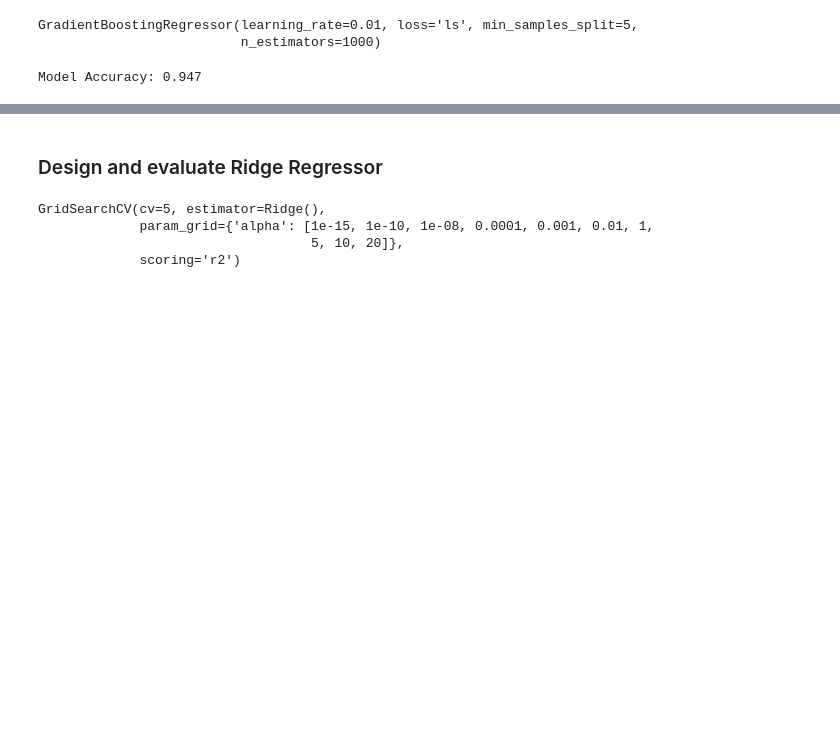
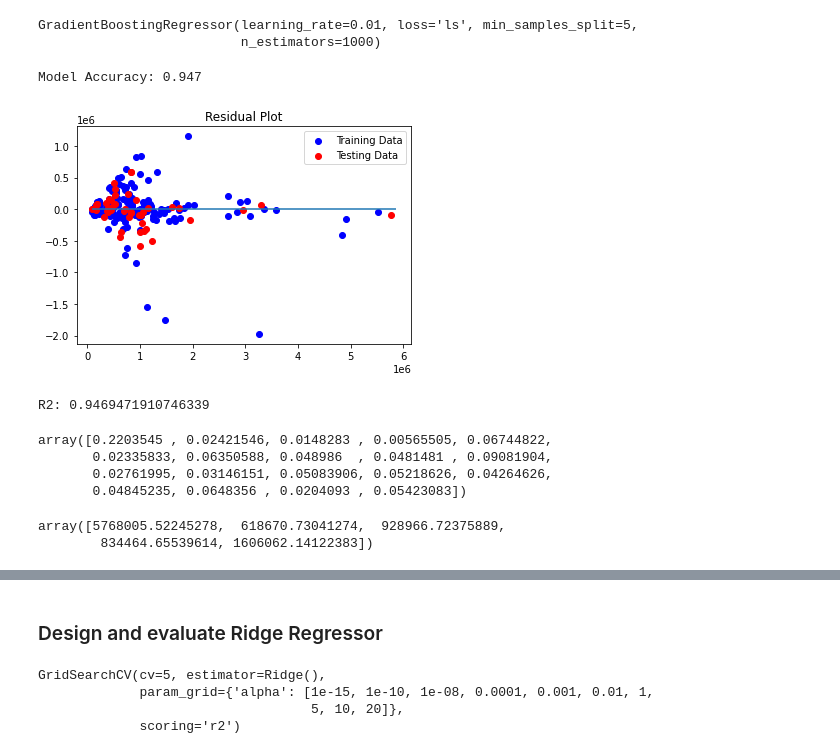
Before and after one commit to ussyed11/Covid-19-Impact-on-Mental-Illness-in-USA, a Jupyter notebook: ML/ML/different_L_Regression.ipynb, the cells around one changed output, grey strips where cells are left out. Drawn from its saved outputs; the diff is of its cells as text; code cells hidden in the pictures; blank space fills up the shorter version.

```diff
--- a/ML/ML/different_L_Regression.ipynb
+++ b/ML/ML/different_L_Regression.ipynb
@@ -328,3 +310,39 @@ GradientBoostingRegressor(learning_rate=0.01, loss='ls', min_samples_split=5,
 print("Model Accuracy: %.3f" % gbr.score(X_test, y_test))
 # %% [output]
 Model Accuracy: 0.947
+# %%
+# Plot the Residuals for the Training and Testing data
+
+predictions2 = np.expand_dims(gbr.predict(X_test), axis = 1)
+plt.scatter((np.expand_dims(gbr.predict(X_train), axis = 1)), (np.expand_dims(gbr.predict(X_train), axis = 1)) - y_train, c="blue", label="Training Data")
+plt.scatter(predictions2, predictions2 - y_test, c="red", label="Testing Data")
+plt.legend()
+plt.hlines(y=0, xmin=y_test.min(), xmax=y_test.max())
+plt.title("Residual Plot")
+plt.show()
+# %% [output]
+[figure, added]
+# %%
+# Print R Squared score
+r_2 = gbr.score(X_test, y_test)
+print(f"R2: {r_2}")
+# %% [output]
+R2: 0.9469471910746339
+# %%
+# Check Gradient Boosting features importances
+importances_gb =  gbr.feature_importances_
+importances_gb
+# %% [output]
+array([0.2203545 , 0.02421546, 0.0148283 , 0.00565505, 0.06744822,
+       0.02335833, 0.06350588, 0.048986  , 0.0481481 , 0.09081904,
+       0.02761995, 0.03146151, 0.05083906, 0.05218626, 0.04264626,
+       0.04845235, 0.0648356 , 0.0204093 , 0.05423083])
+# %%
+# Get multiple predictions
+y_predict = gbr.predict(X_test)
+
+# Show the first 5 predictions
+y_predict[:5]
+# %% [output]
+array([5768005.52245278,  618670.73041274,  928966.72375889,
+        834464.65539614, 1606062.14122383])
```
Also changed, not shown: parts of 16 cells of this notebook.
